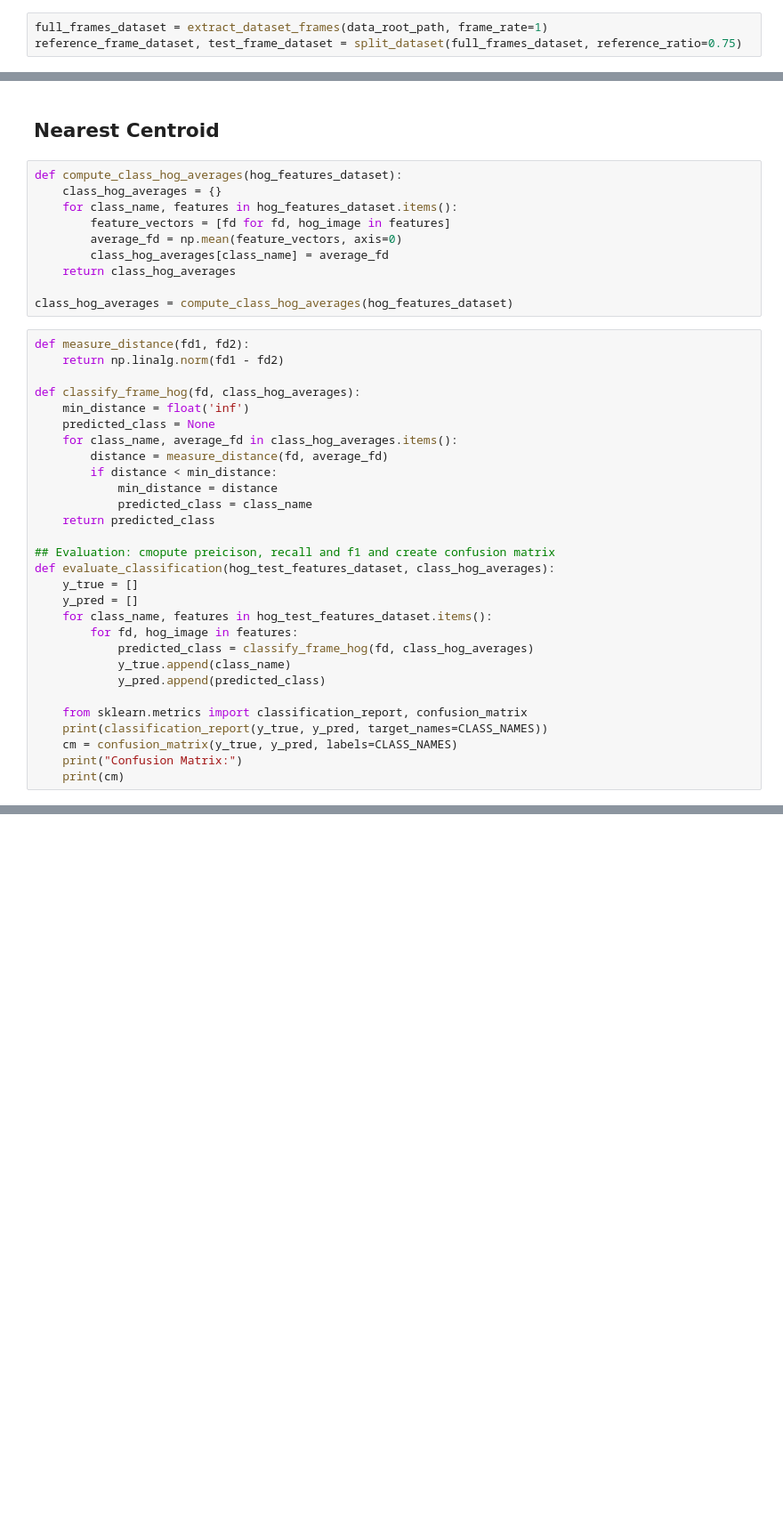
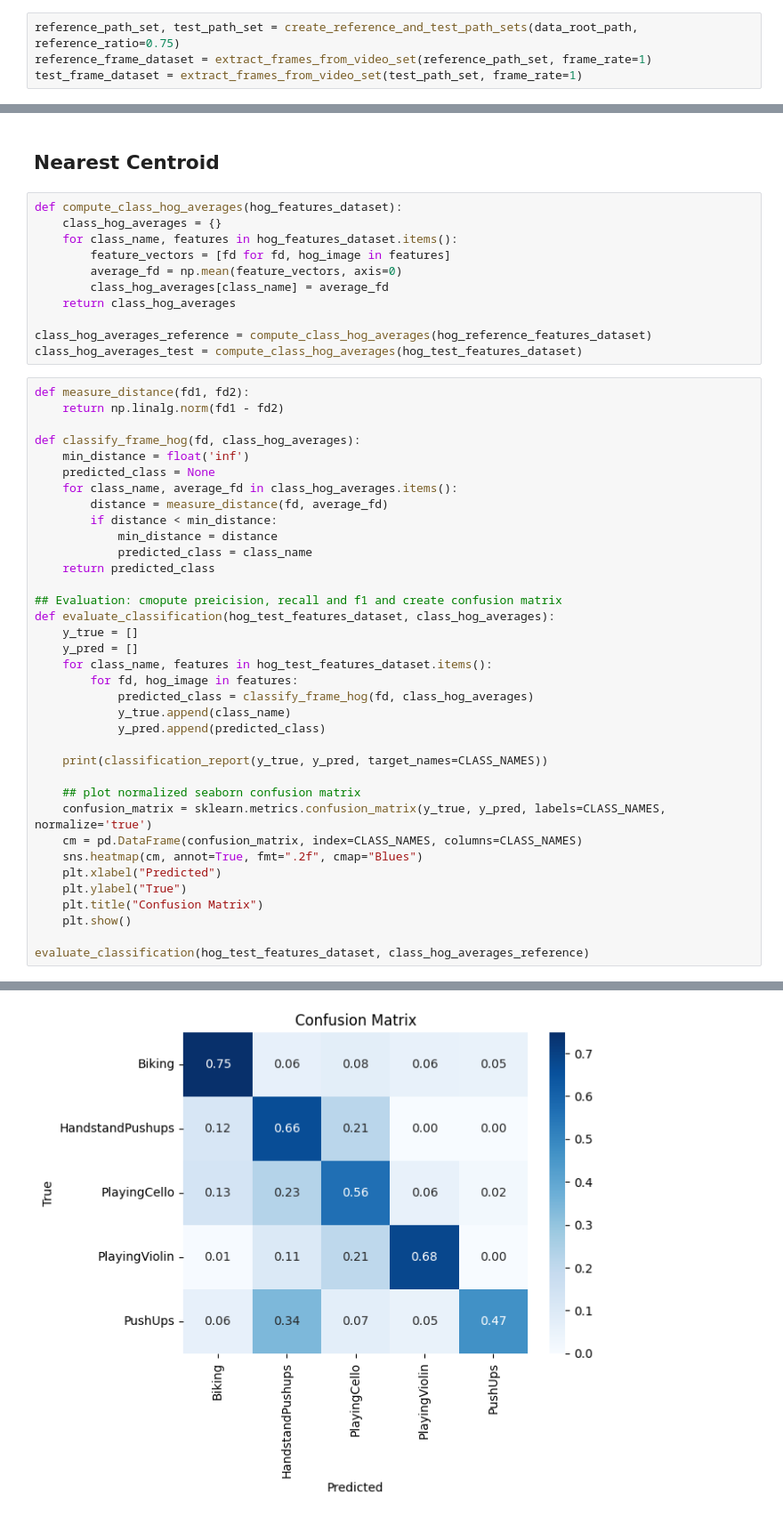
Before and after one commit to Luugaaa/Computer_Vision_TP1, a Jupyter notebook: notebook.ipynb, the cells around one changed output, grey strips where cells are left out. Shown at 89% size. Saved outputs shown, nothing was run; the diff lists cells and outputs as text; blank space fills up the shorter version.

```diff
--- a/notebook.ipynb
+++ b/notebook.ipynb
@@ -138,8 +142,9 @@ compute_video_stats(data_root_path)
   'min_video_length_sec': 1.2,
   'max_video_length_sec': 6.8}}
 # %%
-full_frames_dataset = extract_dataset_frames(data_root_path, frame_rate=1)
-reference_frame_dataset, test_frame_dataset = split_dataset(full_frames_dataset, reference_ratio=0.75)
+reference_path_set, test_path_set = create_reference_and_test_path_sets(data_root_path, reference_ratio=0.75)
+reference_frame_dataset = extract_frames_from_video_set(reference_path_set, frame_rate=1)
+test_frame_dataset = extract_frames_from_video_set(test_path_set, frame_rate=1)
 # %% [markdown]
 ## HOG Computation
 # %%
@@ -181,7 +184,8 @@ def compute_class_hog_averages(hog_features_dataset):
         class_hog_averages[class_name] = average_fd
     return class_hog_averages
 
-class_hog_averages = compute_class_hog_averages(hog_features_dataset)
+class_hog_averages_reference = compute_class_hog_averages(hog_reference_features_dataset)
+class_hog_averages_test = compute_class_hog_averages(hog_test_features_dataset)
 # %%
 def measure_distance(fd1, fd2):
     return np.linalg.norm(fd1 - fd2)
@@ -196,7 +200,7 @@ def classify_frame_hog(fd, class_hog_averages):
             predicted_class = class_name
     return predicted_class
 
-## Evaluation: cmopute preicison, recall and f1 and create confusion matrix
+## Evaluation: cmopute preicision, recall and f1 and create confusion matrix
 def evaluate_classification(hog_test_features_dataset, class_hog_averages):
     y_true = []
     y_pred = []
@@ -206,8 +210,16 @@ def evaluate_classification(hog_test_features_dataset, class_hog_averages):
             y_true.append(class_name)
             y_pred.append(predicted_class)
 
-    from sklearn.metrics import classification_report, confusion_matrix
     print(classification_report(y_true, y_pred, target_names=CLASS_NAMES))
-    cm = confusion_matrix(y_true, y_pred, labels=CLASS_NAMES)
-    print("Confusion Matrix:")
-    print(cm)
+
+    ## plot normalized seaborn confusion matrix
+    confusion_matrix = sklearn.metrics.confusion_matrix(y_true, y_pred, labels=CLASS_NAMES, normalize='true')
+    cm = pd.DataFrame(confusion_matrix, index=CLASS_NAMES, columns=CLASS_NAMES)
+    sns.heatmap(cm, annot=True, fmt=".2f", cmap="Blues")
+    plt.xlabel("Predicted")
+    plt.ylabel("True")
+    plt.title("Confusion Matrix")
+    plt.show()
+
+evaluate_classification(hog_test_features_dataset, class_hog_averages_reference)
+# %% [output]
@@ -213,0 +237 @@ def evaluate_classification(hog_test_features_dataset, class_hog_averages):
+[figure, added]
```
Also changed, not shown: parts of 9 cells of this notebook.
